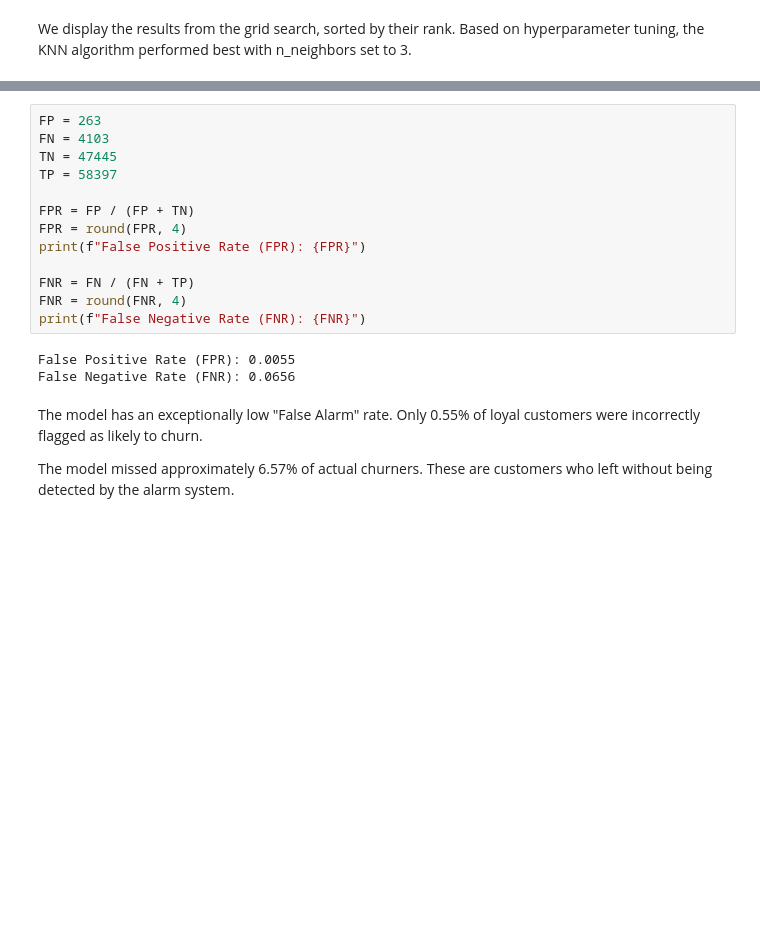
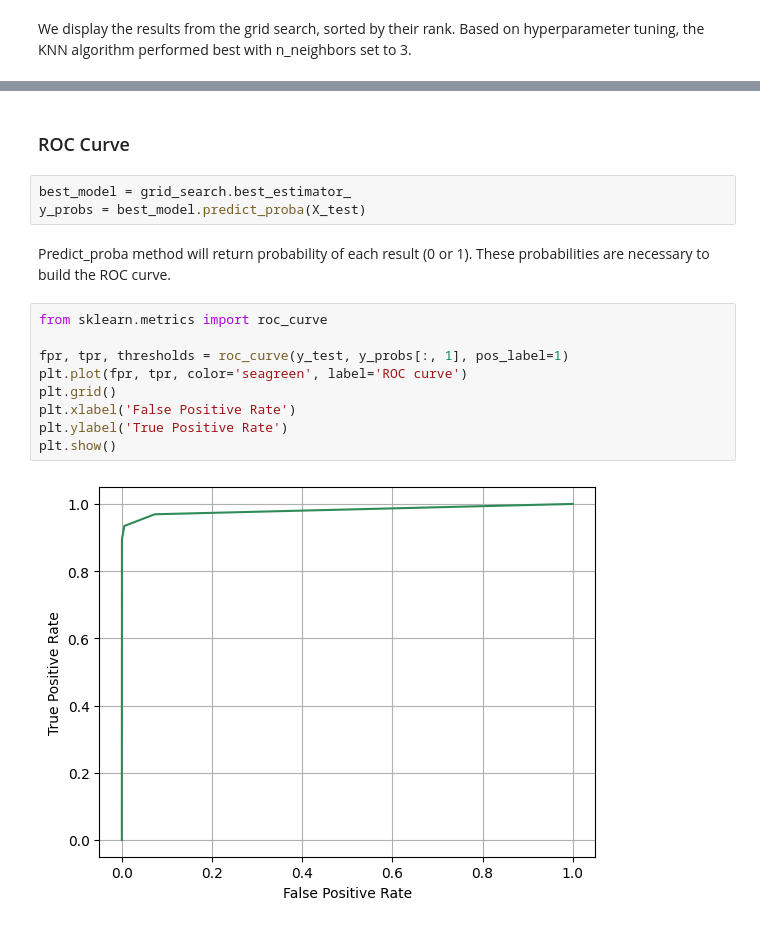
Before and after one commit to beeuzzz/knn-algorithm-customer-churn, a Jupyter notebook: knn-customer-churn.ipynb, the cells around one changed output, grey strips where cells are left out. Saved outputs shown, nothing was run; the diff lists cells and outputs as text; blank space fills up the shorter version.

Commit message:
Added ROC Curve, deleted confusion matrix

```diff
--- a/knn-customer-churn.ipynb
+++ b/knn-customer-churn.ipynb
@@ -490,20 +473,18 @@ This helps us understand what kind of errors our model is making.
-# %%
-FP = 263
-FN = 4103
-TN = 47445
-TP = 58397
-
-FPR = FP / (FP + TN)
-FPR = round(FPR, 4)
-print(f"False Positive Rate (FPR): {FPR}")
-
-FNR = FN / (FN + TP)
-FNR = round(FNR, 4)
-print(f"False Negative Rate (FNR): {FNR}")
-# %% [output]
-False Positive Rate (FPR): 0.0055
-False Negative Rate (FNR): 0.0656
-# %% [markdown]
-The model has an exceptionally low "False Alarm" rate. Only 0.55% of loyal customers were incorrectly flagged as likely to churn.
-
-The model missed approximately 6.57% of actual churners. These are customers who left without being detected by the alarm system.
+# %% [markdown]
+### ROC Curve
+# %%
+best_model = grid_search.best_estimator_
+y_probs = best_model.predict_proba(X_test)
+# %% [markdown]
+Predict_proba method will return probability of each result (0 or 1). These probabilities are necessary to build the ROC curve.
+# %%
+from sklearn.metrics import roc_curve
+
+fpr, tpr, thresholds = roc_curve(y_test, y_probs[:, 1], pos_label=1)
+plt.plot(fpr, tpr, color='seagreen', label='ROC curve')
+plt.grid()
+plt.xlabel('False Positive Rate')
+plt.ylabel('True Positive Rate')
+plt.show()
+# %% [output]
+[figure, added]
```
Also changed, not shown: parts of 5 cells of this notebook.
